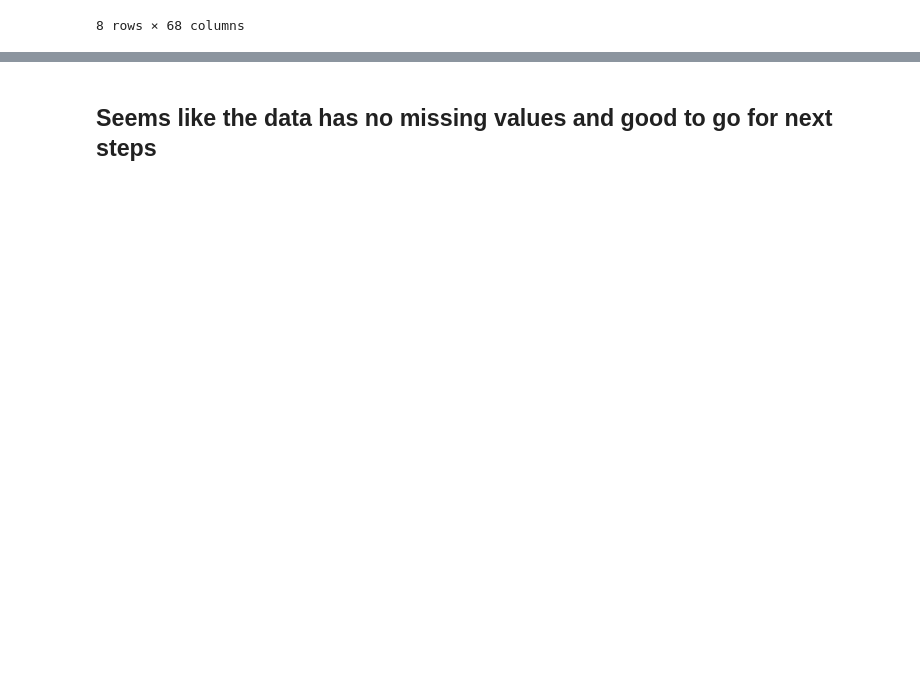
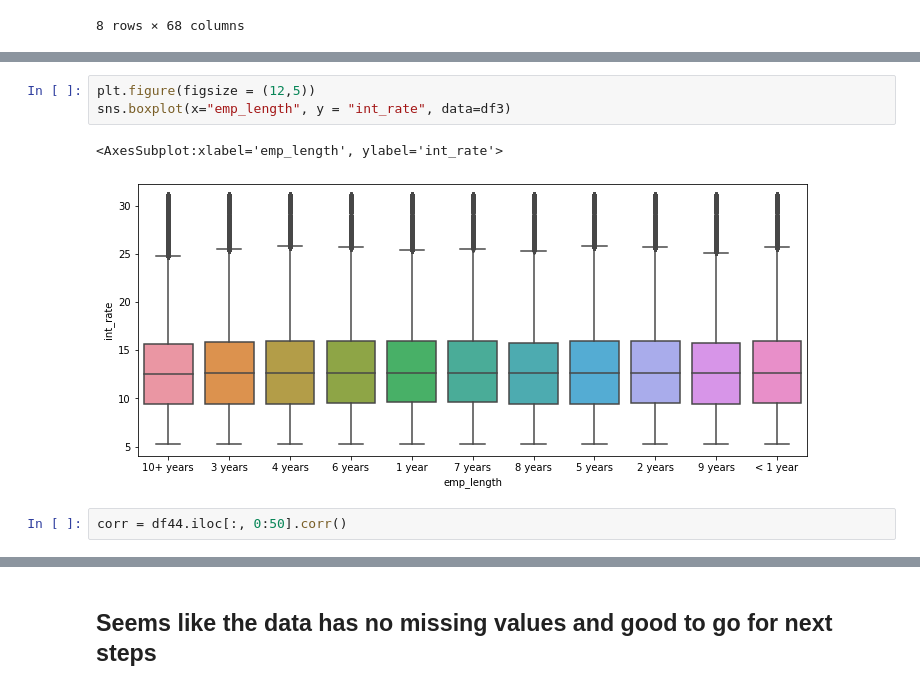
Before and after one commit to zonghaozhou/LendingClub-1, a Jupyter notebook: data_wrangling.ipynb, the cells around one changed output, grey strips where cells are left out. Saved outputs shown, nothing was run; the diff lists cells and outputs as text; blank space fills up the shorter version.

```diff
--- a/data_wrangling.ipynb
+++ b/data_wrangling.ipynb
@@ -219,0 +299,8 @@ df3[num_feat].describe()
+# %%
+plt.figure(figsize = (12,5))
+sns.boxplot(x="emp_length", y = "int_rate", data=df3)
+# %% [output]
+<AxesSubplot:xlabel='emp_length', ylabel='int_rate'>
+[figure, added]
+# %%
+corr = df44.iloc[:, 0:50].corr()
```
Also changed, not shown: parts of 16 cells of this notebook.
